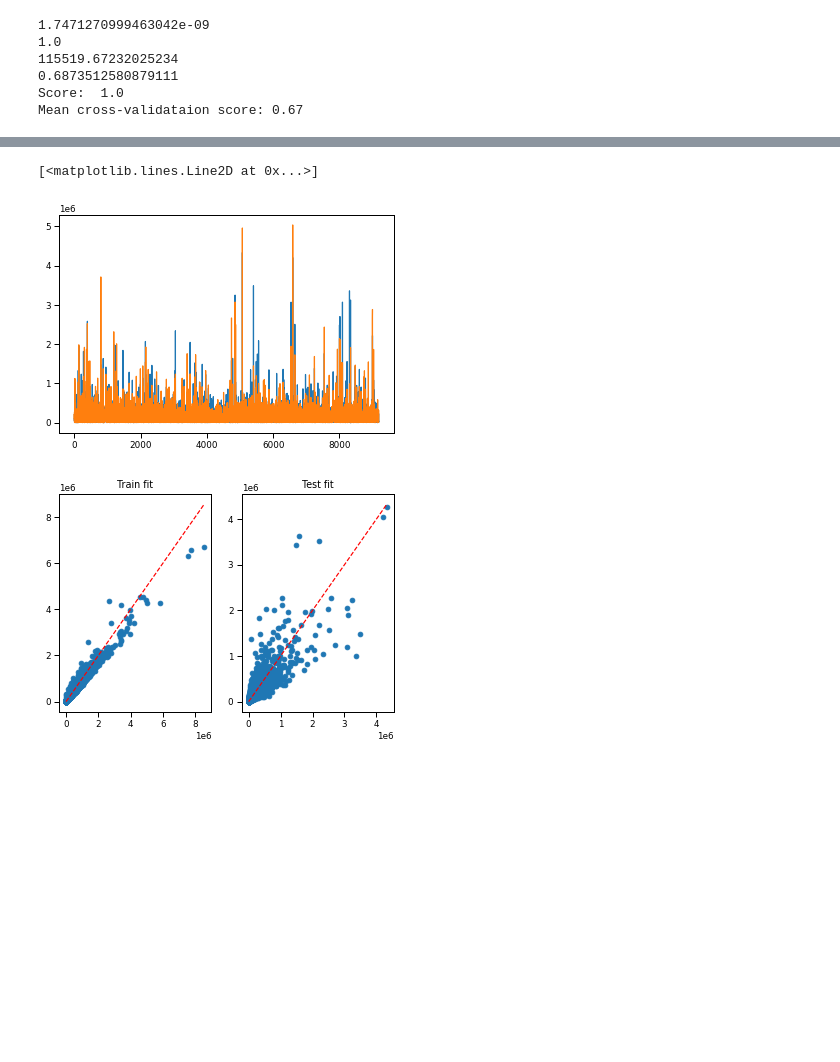
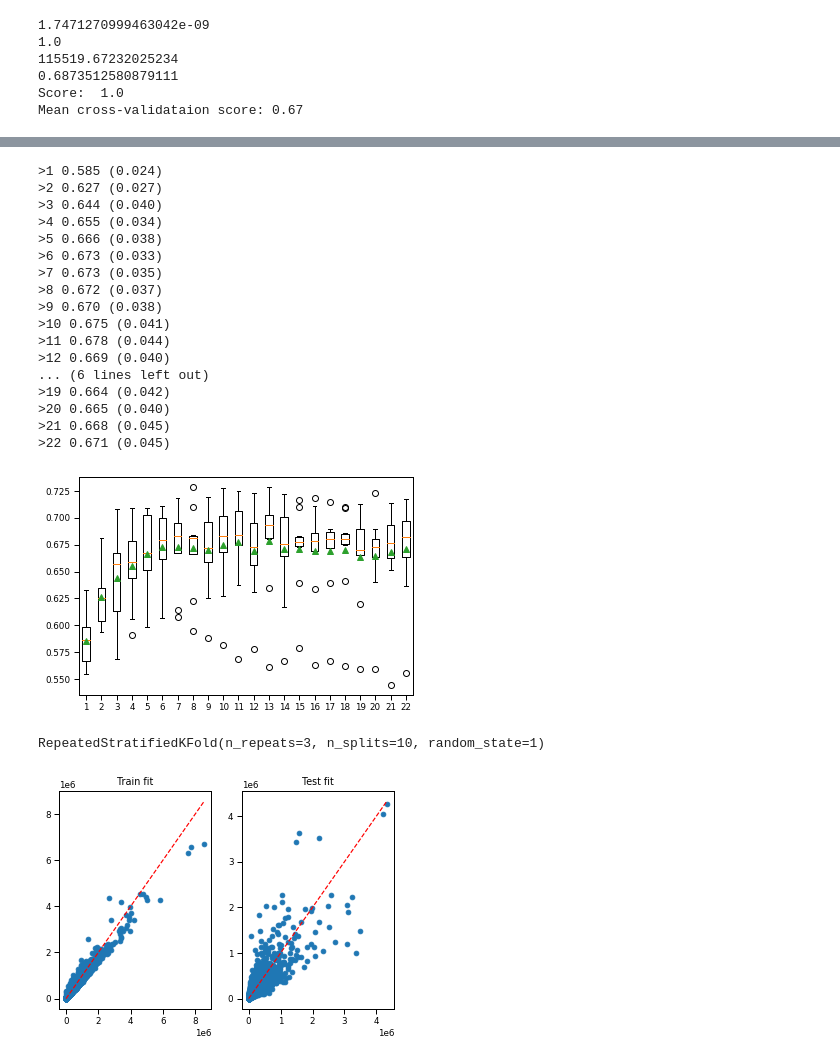
Before and after one commit to Jsakkos/nufeb-cyano-e-coli, a Jupyter notebook: notebooks/Multiple linear regression.ipynb, the cells around one changed output, grey strips where cells are left out. Cells and saved outputs as stored; diff of their text form; code cells hidden in the pictures; blank space fills up the shorter version.

```diff
--- a/notebooks/Multiple linear regression.ipynb
+++ b/notebooks/Multiple linear regression.ipynb
@@ -405,11 +405,54 @@ plt.show()
-# %%
-x_ax = range(len(test_y))
-f, ax = plt.subplots()
-ax.plot(x_ax,test_y,label='original')
-ax.plot(x_ax,pred_test_et,label='predicted')
-# %% [output]
-[<matplotlib.lines.Line2D at 0x...>]
-[figure, removed]
+# %%
+def get_models():
+	models = dict()
+	# explore number of features from 1 to 20
+	for i in range(1, 23):
+		models[str(i)] = ExtraTreesRegressor(max_features=i)
+	return models
+
+# evaluate a given model using cross-validation
+
+# define dataset
+
+# get the models to evaluate
+models = get_models()
+# evaluate the models and store results
+results, names = list(), list()
+for name, model in models.items():
+	# evaluate the model
+	scores = evaluate_model(model, train_X, train_y)
+	# store the results
+	results.append(scores)
+	names.append(name)
+	# summarize the performance along the way
+	print('>%s %.3f (%.3f)' % (name, np.mean(scores), np.std(scores)))
+# plot model performance for comparison
+plt.boxplot(results, labels=names, showmeans=True)
+plt.show()
+# %% [output]
+>1 0.585 (0.024)
+>2 0.627 (0.027)
+>3 0.644 (0.040)
+>4 0.655 (0.034)
+>5 0.666 (0.038)
+>6 0.673 (0.033)
+>7 0.673 (0.035)
+>8 0.672 (0.037)
+>9 0.670 (0.038)
+>10 0.675 (0.041)
+>11 0.678 (0.044)
+>12 0.669 (0.040)
+... (6 lines left out)
+>19 0.664 (0.042)
+>20 0.665 (0.040)
+>21 0.668 (0.045)
+>22 0.671 (0.045)
+[figure, added]
+# %%
+cv = RepeatedStratifiedKFold(n_splits=10, n_repeats=3, random_state=1)
+print(cv)
+# %% [output]
+RepeatedStratifiedKFold(n_repeats=3, n_splits=10, random_state=1)
 # %%
 f, axes = plt.subplots(ncols=2)
 axes[0].scatter(train_y,pred_train_rf)
```
Also changed, not shown: parts of 16 cells of this notebook, 2 other files.
